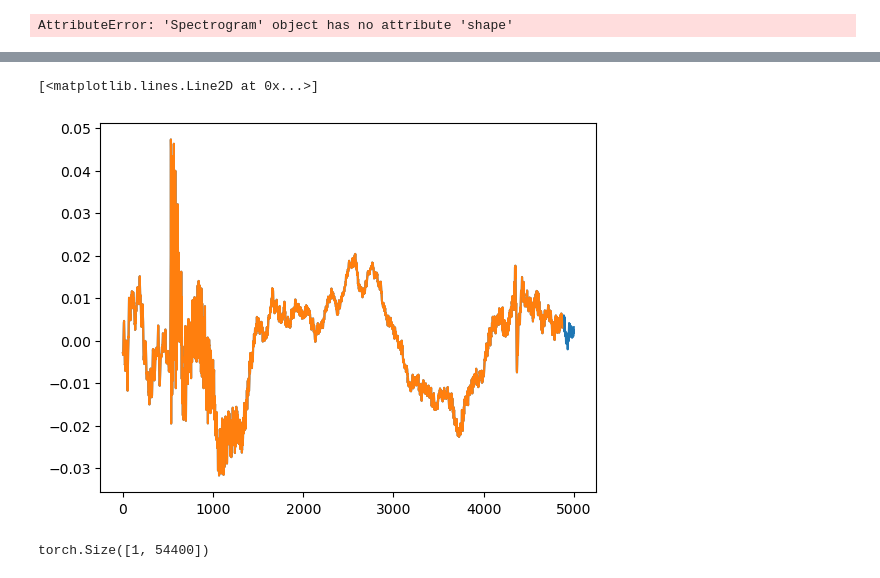
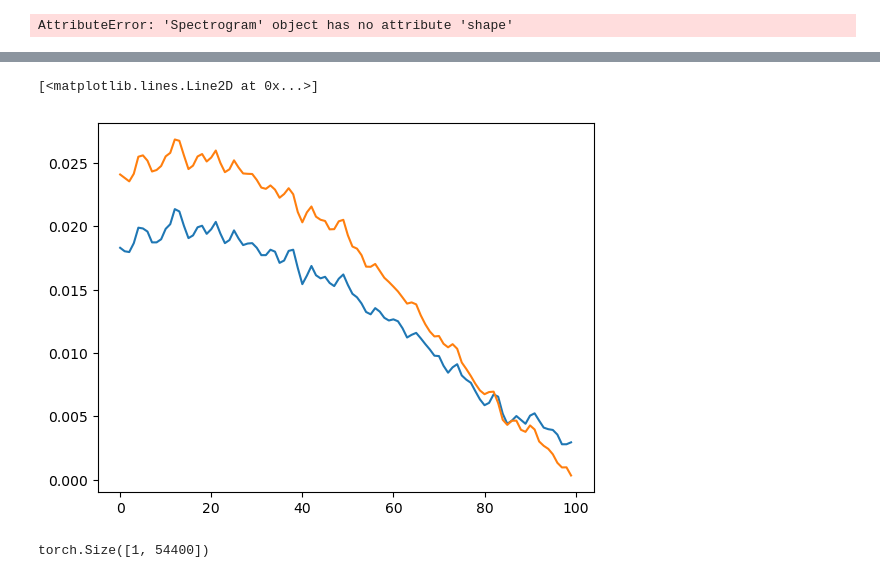
Before and after one commit to LawrenceRLiu/emg2qwerty, a Jupyter notebook: exp2.ipynb, the cells around one changed output, grey strips where cells are left out. Saved outputs shown, nothing was run; the diff lists cells and outputs as text; code cells hidden in the pictures.

```diff
--- a/exp2.ipynb
+++ b/exp2.ipynb
@@ -89,7 +89,24 @@ spec = spectrogram(SPEECH_WAVEFORM)
 # print(spec)
 spec = spec.requires_grad_()
 print(spec.shape)
-reconstructed_waveform = inv_spec(spec)
+
+mag = torch.abs(spec)
+log_mag = torch.log(mag + 1e-9)
+
+phase = torch.angle(spec)
+
+from torchvision.transforms import Resize, InterpolationMode
+
+size = max(mag.shape)
+resize = Resize(size,interpolation=InterpolationMode.NEAREST_EXACT)
+reverse_resize = Resize(size = mag.shape[1:],interpolation=InterpolationMode.NEAREST_EXACT)
+
+#reshape and then reverse resize
+print(log_mag.shape)
+mag = reverse_resize(resize(mag.unsqueeze(0))).squeeze(0)
+print(log_mag.shape)
+
+reconstructed_waveform = inv_spec(mag * torch.exp(1j * phase))
 # reconstructed_waveform = griffin_lim(spec)
 
 
@@ -141,11 +160,11 @@ tensor([[[0.5827, 0.6429, 0.4906,  ..., 0.5031, 0.6359, 0.4157],
        grad_fn=<SqueezeBackward1>)
 # %%
-plt.plot(SPEECH_WAVEFORM[0][-5000:].numpy(), label="Original")
-plt.plot(reconstructed_waveform[0][-5000+128:].detach().numpy(), label="Reconstructed")
+plt.plot(SPEECH_WAVEFORM[0][:100].numpy(), label="Original")
+plt.plot(reconstructed_waveform[0][:100].detach().numpy(), label="Reconstructed")
 # plt.plot(spec.grad[0].numpy().flatten(), label="Gradient")
 # %% [output]
 [<matplotlib.lines.Line2D at 0x...>]
-[figure, old version]
+[figure, new version]
 # %%
 from wavelets_pytorch.transform import WaveletTransformTorch   # PyTorch version
 
```
Also changed, not shown: parts of 2 cells of this notebook, 6 other files.
